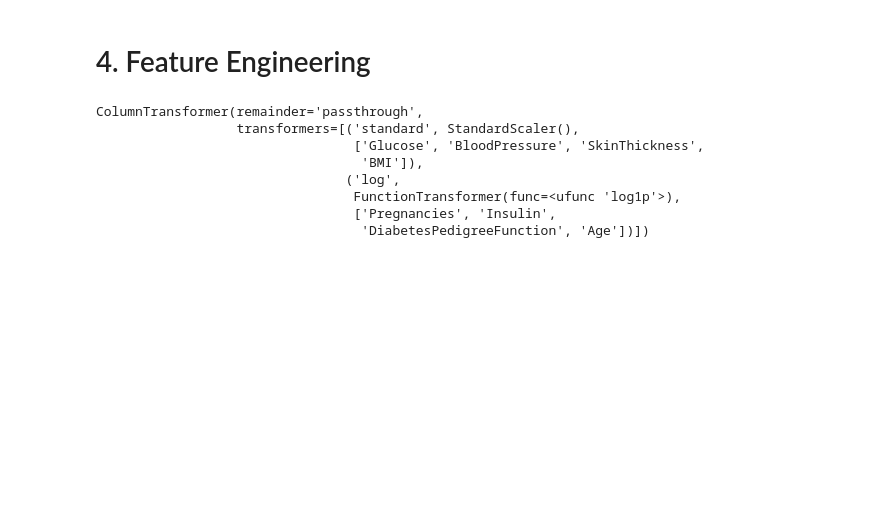
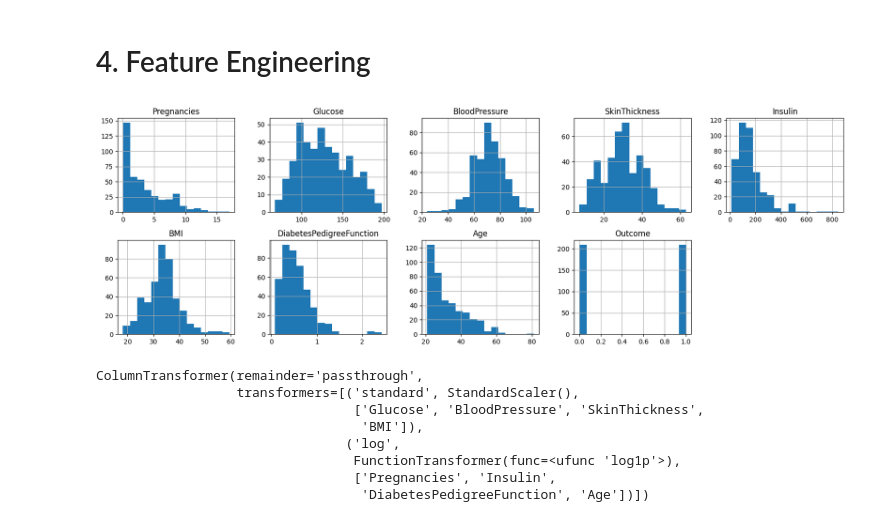
Before and after one commit to Subroy1/MSAI_AllPracticeModules, a Jupyter notebook: Module 17/Module17_Diabetes_example_VM_OH.ipynb, the cells around one changed output. Saved outputs shown, nothing was run; the diff lists cells and outputs as text; code cells hidden in the pictures; blank space fills up the shorter version.

```diff
--- a/Module 17/Module17_Diabetes_example_VM_OH.ipynb
+++ b/Module 17/Module17_Diabetes_example_VM_OH.ipynb
@@ -227,3 +227,8 @@ plt.show()
 [figure]
 # %% [markdown]
 Even with stratified sampling, this dataset has an imbalance in the training set, which can lead to biased predictions favoring the majority class (non-diabetic cases). To address this, SMOTE (Synthetic Minority Over-sampling Technique) can be applied after splitting the data but before training the model. Instead of simply duplicating minority cases, SMOTE generates synthetic examples by interpolating between existing diabetic cases, creating a more balanced dataset. This ensures that the model is exposed to a more representative distribution during training, potentially improving its ability to detect diabetes cases accurately.
+# %%
+# Inspect some SMOTE samples - How do we find them?
+#Create a dataframe with resampled training data and testing data as well
+df_smote=pd.concat([X_train_sampled,y_train_sampled], axis=1)
+df_smote.head(3)
@@ -234,4 +244,9 @@ from sklearn.preprocessing import MinMaxScaler, StandardScaler, FunctionTransfor
 from sklearn.compose import ColumnTransformer
+# %%
+df_smote.hist(bins=15, figsize=(20, 6), layout=(2, 5))
+plt.show()
+# %% [output]
+[figure, added]
 # %%
 preprocessor = ColumnTransformer(transformers=[
     ('standard', StandardScaler(), ['Glucose', 'BloodPressure', 'SkinThickness', 'BMI']),  # Standard scaling for normally distributed features
```
Also changed, not shown: parts of 26 cells of this notebook.
